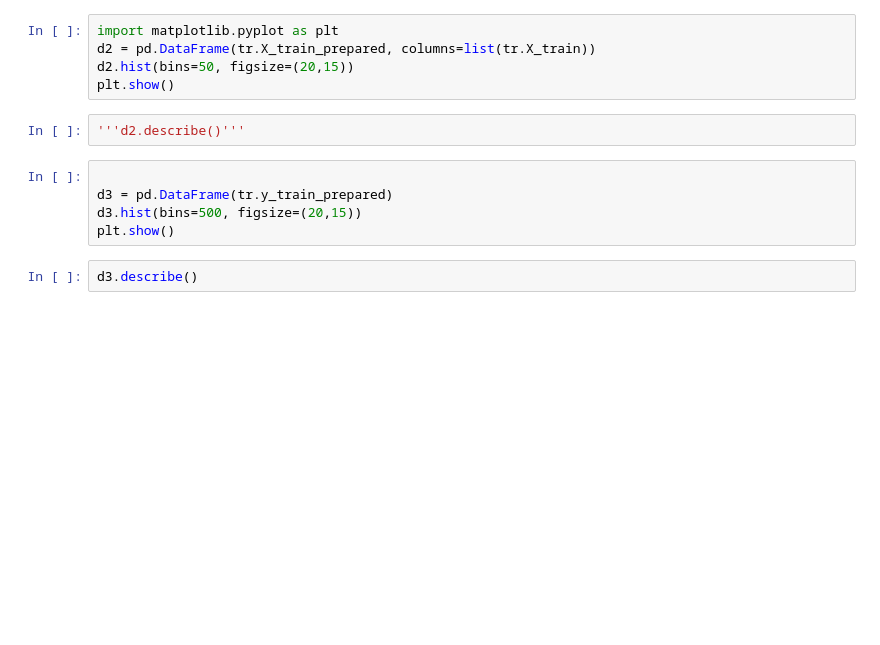
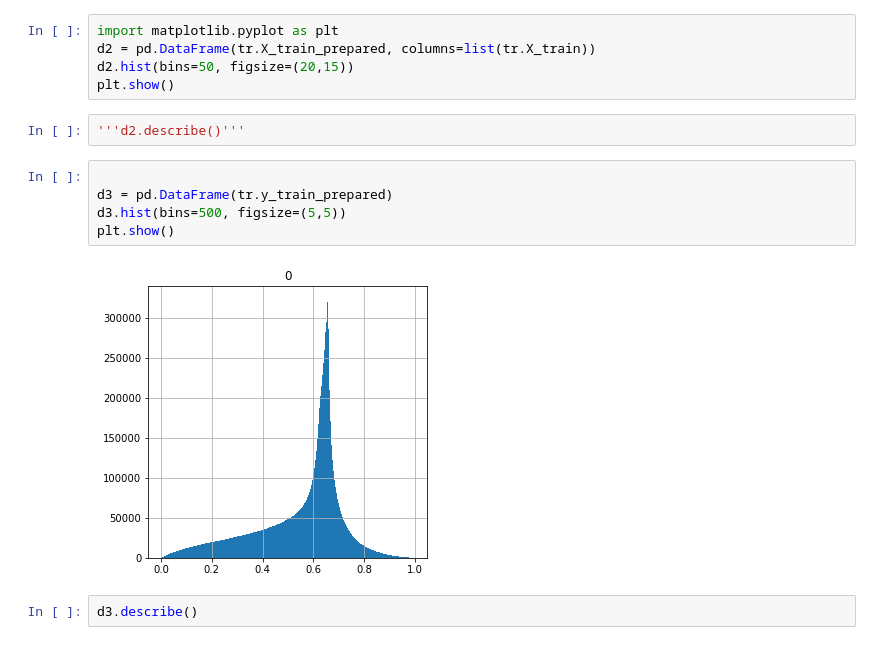
Before and after one commit to mark-zhao1/Fugacity-Coefficient-Prediction-by-ANN, a Jupyter notebook: Train/nC4-nC10 data gen from PTx larger/Continue_Train-Desktop.ipynb, the cells around one changed output. Saved outputs shown, nothing was run; the diff lists cells and outputs as text; blank space fills up the shorter version.

```diff
--- a/Train/nC4-nC10 data gen from PTx larger/Continue_Train-Desktop.ipynb
+++ b/Train/nC4-nC10 data gen from PTx larger/Continue_Train-Desktop.ipynb
@@ -85,8 +67,10 @@ plt.show()
 # %%
 
 d3 = pd.DataFrame(tr.y_train_prepared)
-d3.hist(bins=500, figsize=(20,15))
+d3.hist(bins=500, figsize=(5,5))
 plt.show()
+# %% [output]
+[figure, added]
 # %%
 d3.describe()
 # %%
```
Also changed, not shown: parts of 11 cells of this notebook, 47 other files.
